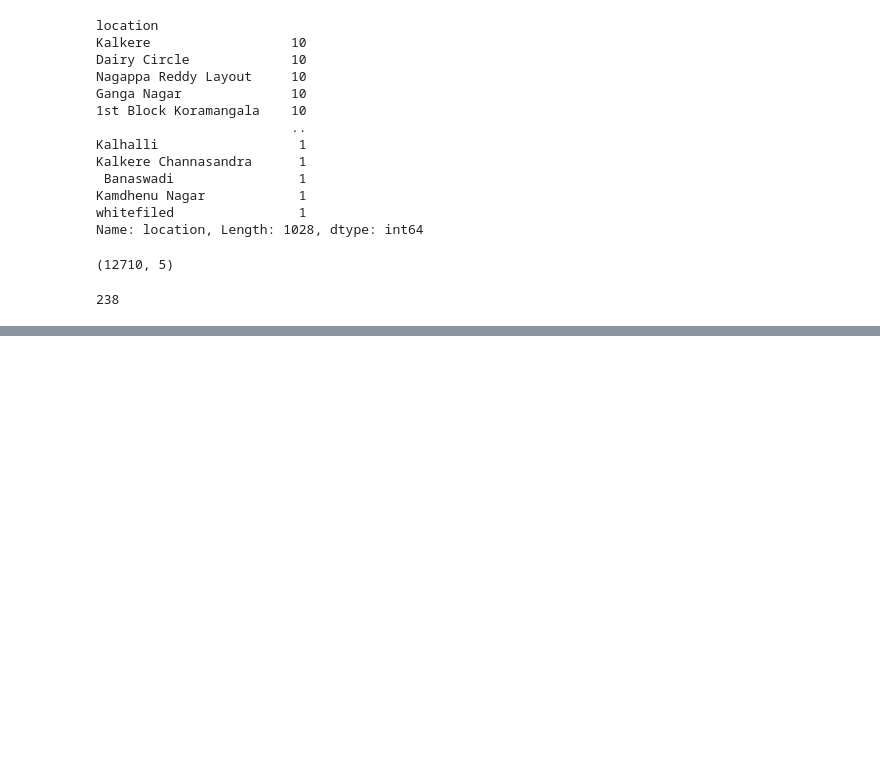
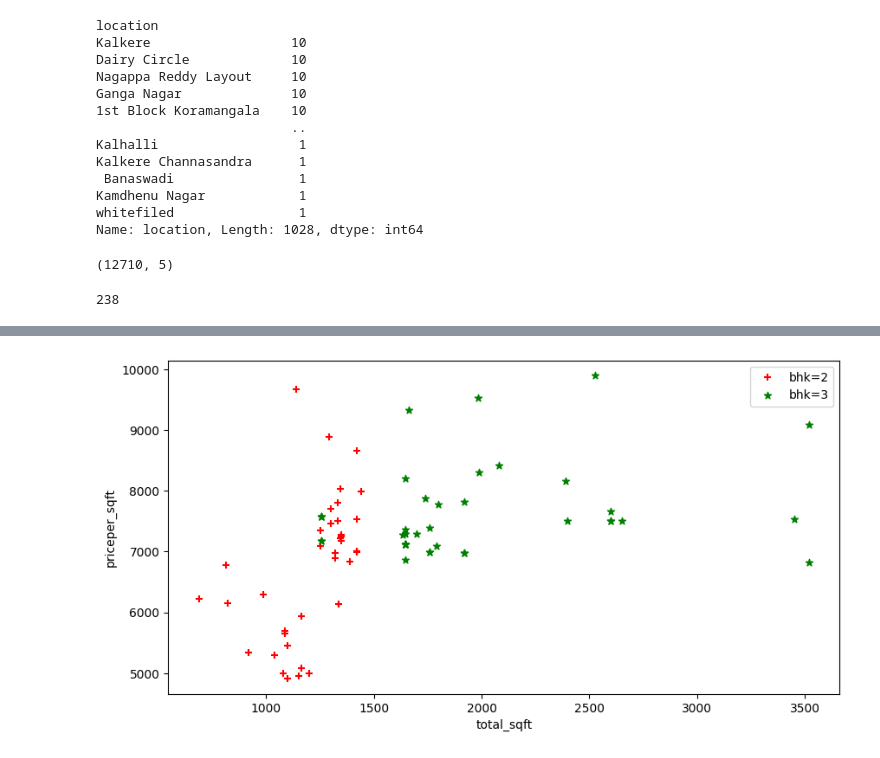
Before and after one commit to Aashish123-aikki/MachineLearning, a Jupyter notebook: RealEstate_Prediction.ipynb, the cells around one changed output, grey strips where cells are left out. Saved outputs shown, nothing was run; the diff lists cells and outputs as text; code cells hidden in the pictures; blank space fills up the shorter version.

```diff
--- a/RealEstate_Prediction.ipynb
+++ b/RealEstate_Prediction.ipynb
@@ -113,0 +168,2 @@ len(df3.location.unique())
+# %%
+df4=removeoutlier(df4)
@@ -113,0 +215,29 @@ len(df3.location.unique())
+# %%
+def plotscatter(df,lc):
+  bh1=df[(df.location==lc)&(df['bhk']==2)]
+  bh2=df[(df.location==lc)&(df['bhk']==3)]
+  pl.figure(figsize=(10,5))
+  pl.scatter(bh1.total_sqft, bh1.price_persqft,label='bhk=2',color='red',marker='+')
+  pl.scatter(bh2.total_sqft,bh2.price_persqft,label='bhk=3',color='green',marker='*')
+  pl.legend()
+  pl.xlabel('total_sqft')
+  pl.ylabel('priceper_sqft')
+  pl.show()
+# %%
+def removeoutbhk(df):
+  removed_indices=np.array([])
+  for location,ldf in df.groupby('location'):
+    bhk_stats={}
+    for bhk,bhkdf in ldf.groupby('bhk'):
+      bhk_stats[bhk]={
+          'mean':np.mean(bhkdf.price_persqft),
+          'std':np.std(bhkdf.price_persqft),
+          'count':bhkdf.shape[0]
+      }
+    for bhk,bhkdf in ldf.groupby('bhk'):
+      stats=bhk_stats.get(bhk-1)
+      if stats and stats['count']>5:
+        removed_indices=np.append(removed_indices,bhkdf[bhkdf.price_persqft<stats['mean']].index.values)
+  return df.drop(removed_indices,axis='index')
+# %%
+df5=removeoutbhk(df4)
@@ -113,0 +260,4 @@ len(df3.location.unique())
+# %%
+plotscatter(df5,'Hebbal')
+# %% [output]
+[figure, added]
```
Also changed, not shown: parts of 21 cells of this notebook.
